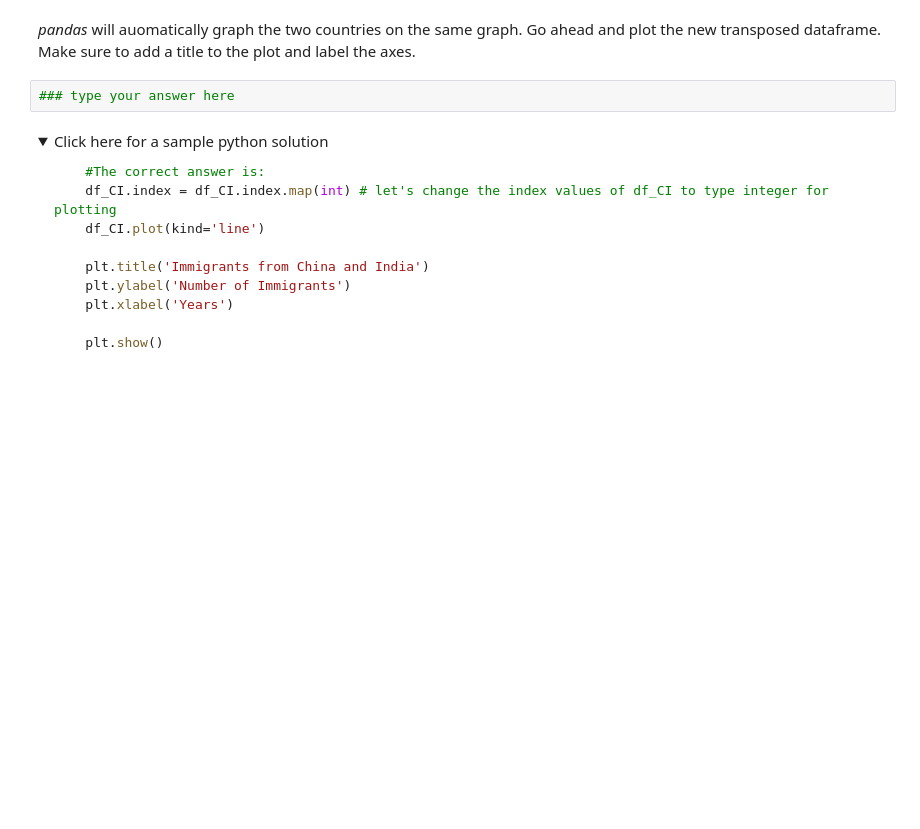
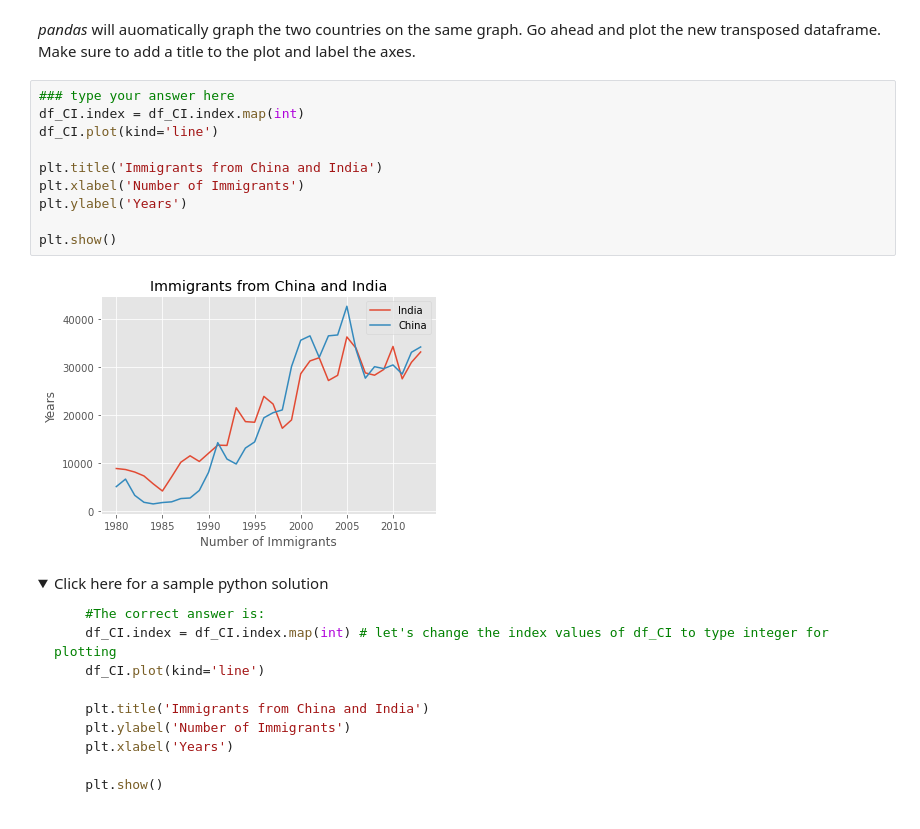
Before and after one commit to ThivaV/Data_Visualization_with_Python, a Jupyter notebook: week_1/DV0101EN-Exercise-Introduction-to-Matplotlib-and-Line-Plots.ipynb, the cells around one changed output. Cells and saved outputs as stored; diff of their text form; folded sections open; blank space fills up the shorter version.

```diff
--- a/week_1/DV0101EN-Exercise-Introduction-to-Matplotlib-and-Line-Plots.ipynb
+++ b/week_1/DV0101EN-Exercise-Introduction-to-Matplotlib-and-Line-Plots.ipynb
@@ -749,7 +771,17 @@ df_CI.head()
 # %% [markdown]
 *pandas* will auomatically graph the two countries on the same graph. Go ahead and plot the new transposed dataframe. Make sure to add a title to the plot and label the axes.
-# %%
-### type your answer here
+# %%
+### type your answer here
+df_CI.index = df_CI.index.map(int)
+df_CI.plot(kind='line')
+
+plt.title('Immigrants from China and India')
+plt.xlabel('Number of Immigrants')
+plt.ylabel('Years')
+
+plt.show()
+# %% [output]
+[figure, added]
 # %% [markdown]
 <details><summary>Click here for a sample python solution</summary>
 
```
Also changed, not shown: parts of 10 cells of this notebook, 7 other files.
